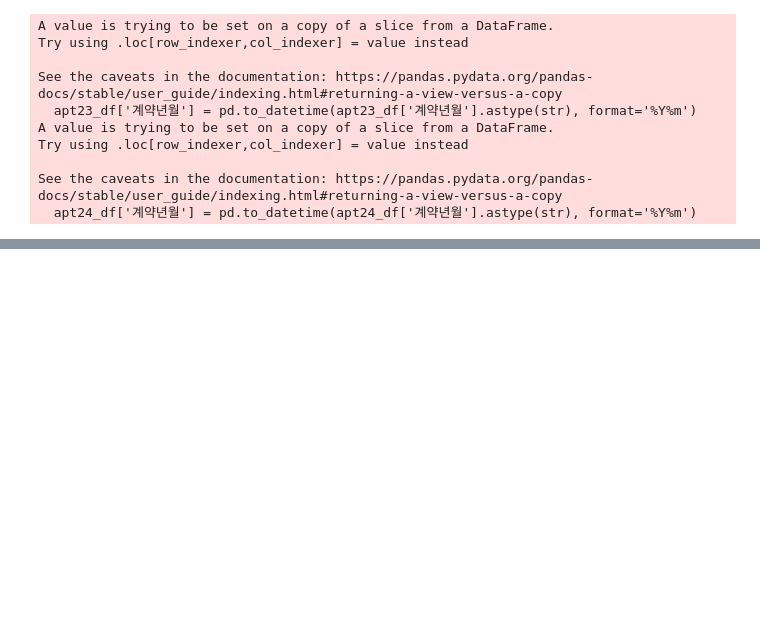
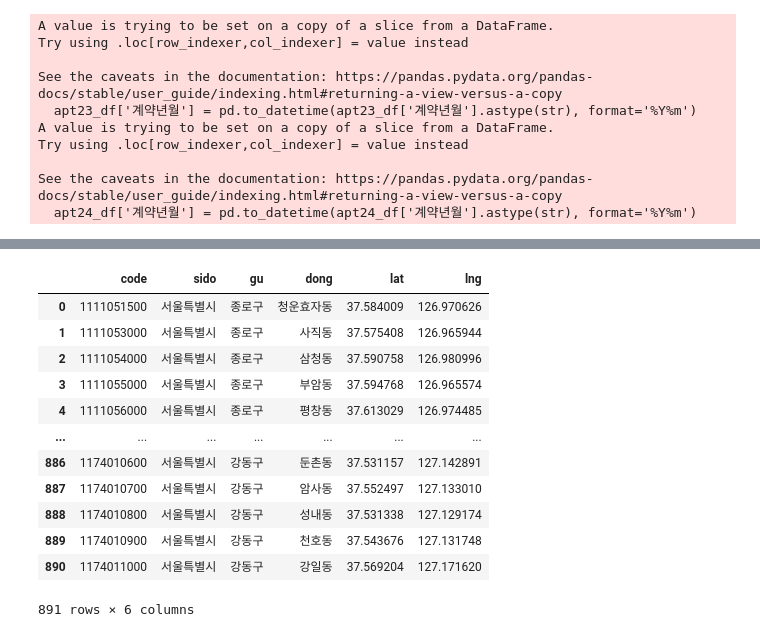
Before and after one commit to skqkrl/SDC_project, a Jupyter notebook: yena.ipynb, the cells around one changed output, grey strips where cells are left out. Saved outputs shown, nothing was run; the diff lists cells and outputs as text; code cells hidden in the pictures; blank space fills up the shorter version.

```diff
--- a/yena.ipynb
+++ b/yena.ipynb
@@ -467,0 +204,17 @@ Text(0.5, 1.0, '22년도 아파트 전세 거래 상위 지역')
+# %%
+seoul_map = pd.read_excel('D:/SDC_project/data_yena/서울시_행정동_좌표.xlsx')
+seoul_map
+# %% [output]
+|  | code | sido | gu | dong | lat | lng |
+| 0 | 1111051500 | 서울특별시 | 종로구 | 청운효자동 | 37.584009 | 126.970626 |
+| 1 | 1111053000 | 서울특별시 | 종로구 | 사직동 | 37.575408 | 126.965944 |
+| 2 | 1111054000 | 서울특별시 | 종로구 | 삼청동 | 37.590758 | 126.980996 |
+| 3 | 1111055000 | 서울특별시 | 종로구 | 부암동 | 37.594768 | 126.965574 |
+| 4 | 1111056000 | 서울특별시 | 종로구 | 평창동 | 37.613029 | 126.974485 |
+| ... | ... | ... | ... | ... | ... | ... |
+| 886 | 1174010600 | 서울특별시 | 강동구 | 둔촌동 | 37.531157 | 127.142891 |
+| 887 | 1174010700 | 서울특별시 | 강동구 | 암사동 | 37.552497 | 127.133010 |
+| 888 | 1174010800 | 서울특별시 | 강동구 | 성내동 | 37.531338 | 127.129174 |
+| 889 | 1174010900 | 서울특별시 | 강동구 | 천호동 | 37.543676 | 127.131748 |
+| 890 | 1174011000 | 서울특별시 | 강동구 | 강일동 | 37.569204 | 127.171620 |
+891 rows × 6 columns
```
Also changed, not shown: parts of 57 cells of this notebook, 8 other files.
